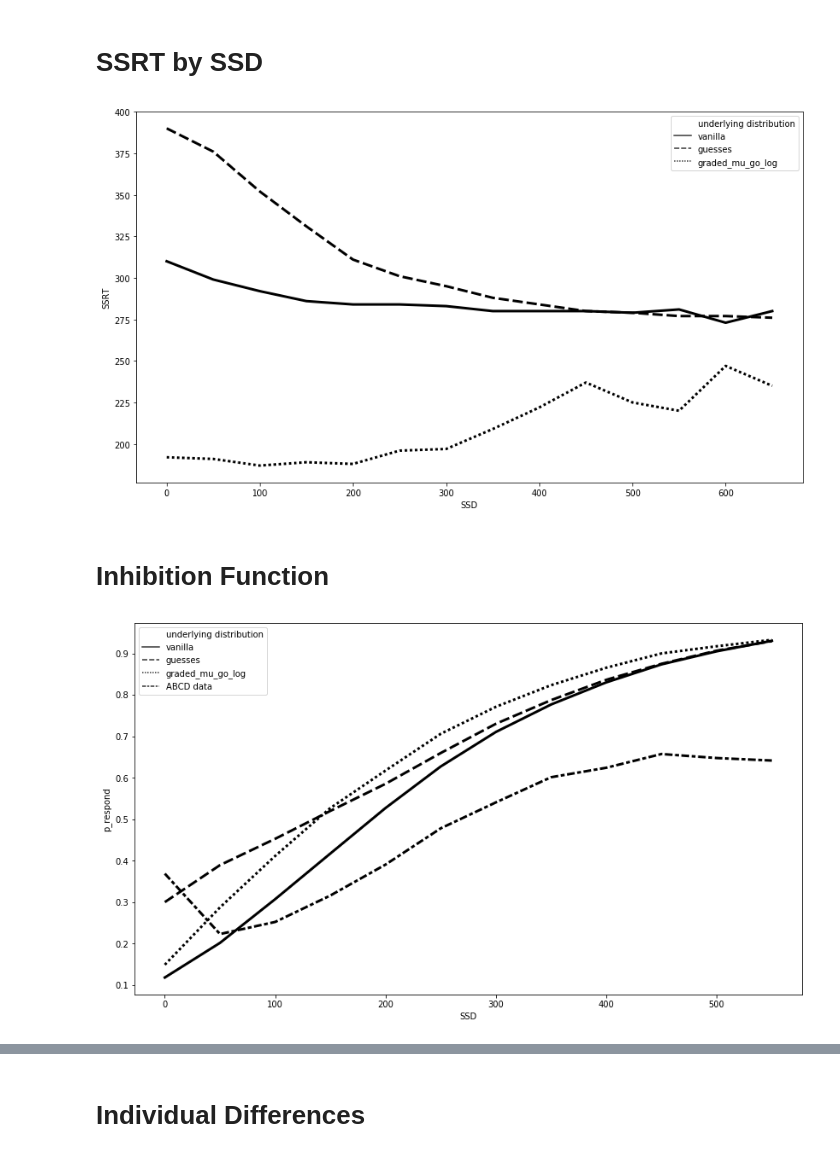
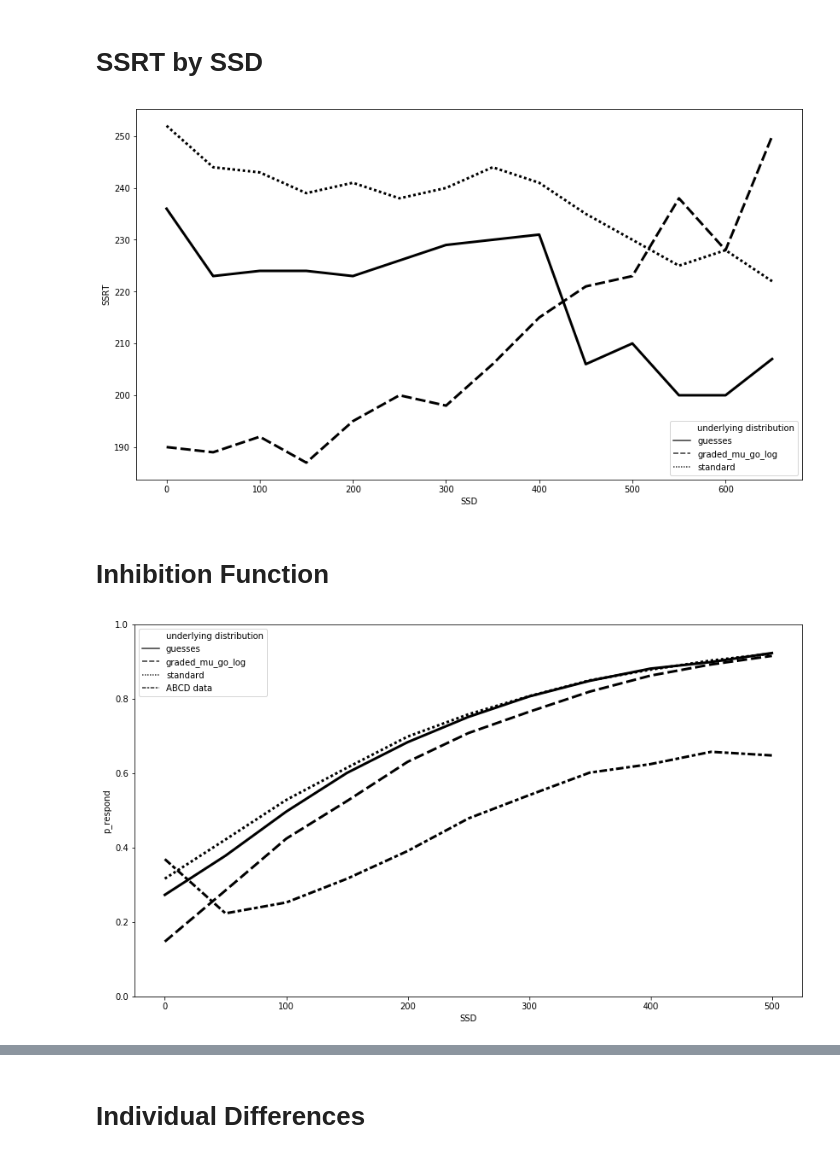
Before and after one commit to henrymj/ABCD_simulations, a Jupyter notebook: generate_results.ipynb, the cells around one changed output, grey strips where cells are left out. Saved outputs shown, nothing was run; the diff lists cells and outputs as text; code cells hidden in the pictures.

```diff
--- a/generate_results.ipynb
+++ b/generate_results.ipynb
@@ -39,7 +25,7 @@ full_metric_df = pd.DataFrame()
 
 full_melt = pd.DataFrame()
 
-for file in [i for i in glob('ssrt_metrics/indiv_*.csv') if 'linear' not in i]:
+for file in [i for i in glob('ssrt_metrics/*.csv') if 'linear' not in i]:
     title = file.split('indiv_')[-1].replace('.csv', '')
     data =  pd.read_csv(file, index_col=0)
     data.columns = data.columns.str.replace('SSRT_', '')
@@ -71,8 +55,8 @@ full_metric_df = pd.DataFrame()
 
 full_melt = pd.DataFrame()
 
-for file in [i for i in glob('ssrt_metrics/indiv_*.csv') if 'linear' not in i]:
-    title = file.split('indiv_')[-1].replace('.csv', '')
+for file in [i for i in glob('ssrt_metrics/*.csv') if 'linear' not in i]:
+    title = file.split('/')[-1].replace('.csv', '')
     data =  pd.read_csv(file, index_col=0)
     data.columns = data.columns.str.replace('SSRT_', '')
     data = data.rename(columns={'SSRT': 'standard'})
@@ -126,7 +101,7 @@ fig,ax = plt.subplots(1,1, figsize=(14, 8))
 _ = sns.lineplot(x='SSD', y='SSRT', color='k', style='underlying distribution', data=full_melt[(full_melt['assumed distribution'] == 'standard') & (full_melt['SSD'] <= 650)], linewidth=3)
 plt.savefig('figures/SSRT_by_SSD.pdf')
 # %% [output]
-[figure, old version]
+[figure, new version]
 # %% [markdown]
 # Inhibition Function
 # %%
@@ -135,7 +110,8 @@ abcd_inhib_func = pd.read_csv('abcd_data/abcd_inhib_func.csv')
 inhib_func_df = pd.concat([full_metric_df[['SSD', 'p_respond', 'underlying distribution']], abcd_inhib_func], 0)
 # %%
 fig,ax = plt.subplots(1,1, figsize=(14, 8))
-_ = sns.lineplot(x='SSD', y='p_respond', color='k', style='underlying distribution', data=inhib_func_df.query('SSD < 600'), linewidth=3)
+_ = sns.lineplot(x='SSD', y='p_respond', color='k', style='underlying distribution', data=inhib_func_df.query('SSD <= 500'), linewidth=3)
+plt.ylim([0,1])
 plt.savefig('figures/inhibition_function.pdf')
 # %% [output]
-[figure, old version]
+[figure, new version]
```
Also changed, not shown: parts of 11 cells of this notebook, 4 other files.
